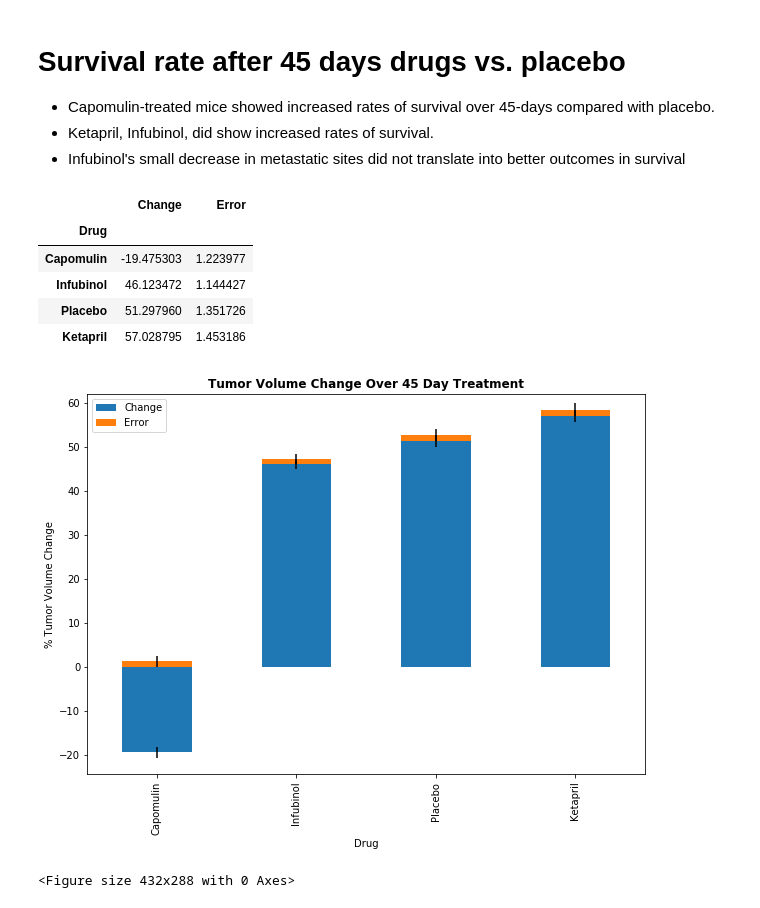
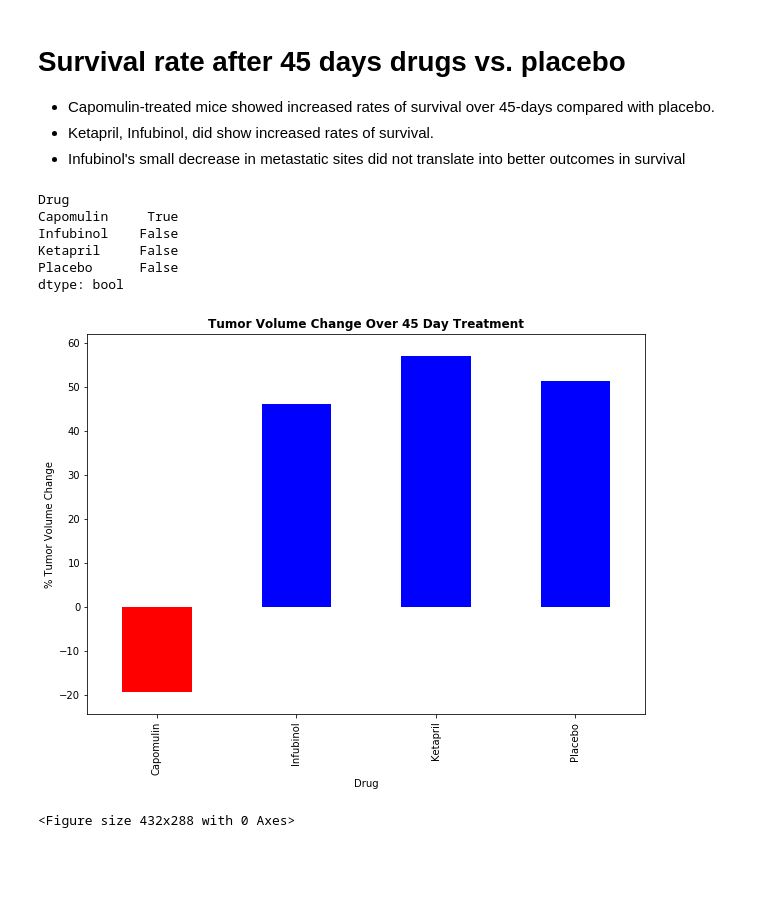
Before and after one commit to lweislo/Homework-5, a Jupyter notebook: weislo-homework5.ipynb, the cells around one changed output. Cells and saved outputs as stored; diff of their text form; code cells hidden in the pictures; blank space fills up the shorter version.

Commit message:
final plot colors

```diff
--- a/weislo-homework5.ipynb
+++ b/weislo-homework5.ipynb
@@ -288,42 +310,44 @@ plt.show()
 * Infubinol's small decrease in metastatic sites did not translate into better outcomes in survival
 # %%
 # Calculate the percent changes for each drug
+# # Note: Percent change = (End Value - Start Value) ÷ Start Value*100
+
+# # Display the data to confirm
+# tumor_delta = pd.DataFrame({'Change':pct_change.values,
+#                            'Error':df_errors.iloc[9]})
+
+# tumor_delta = tumor_delta.sort_values('Change')
+# tumor_delta.reset_index(drop=True)
+# # tumor_delta['colors'] = 'green'
+# # tumor_delta.loc[tumor_delta['Change']<0, 'colors'] = 'red'
+# # tumor_delta.loc[tumor_delta.index=='Placebo', 'colors'] = 'blue'
 
 pct_change = df_means.iloc[9].subtract(df_means.iloc[0])/df_means.iloc[0]*100
-
-# Note: Percent change = (End Value - Start Value) ÷ Start Value*100
-
-# Display the data to confirm
-tumor_delta = pd.DataFrame({'Change':pct_change.values,
-                           'Error':df_errors.iloc[9]})
-
-tumor_delta = tumor_delta.sort_values('Change')
-tumor_delta.reset_index(drop=True)
-tumor_delta
+mask = pct_change<0
+mask
 # %% [output]
-|  | Change | Error |
-| Drug |  |  |
-| Capomulin | -19.475303 | 1.223977 |
-| Infubinol | 46.123472 | 1.144427 |
-| Placebo | 51.297960 | 1.351726 |
-| Ketapril | 57.028795 | 1.453186 |
+Drug
+Capomulin     True
+Infubinol    False
+Ketapril     False
+Placebo      False
+dtype: bool
 # %%
-colors = {'-':'#00BEC5'}
-chart = tumor_delta.plot(yerr=tumor_delta['Error'], kind='bar', figsize=(10,7), stacked=True)
+colors = np.array(['b']*len(pct_change))
+colors[mask.values] = 'r'
+pct_change.plot(kind='bar', figsize=(10,7), stacked=True, color=colors)
 
-
-# Save the Figure
 # Set the y limits of the current chart
 plt.ylim(tumor_delta['Change'].min()-5, tumor_delta['Change'].max() + 5)
 plt.title("Tumor Volume Change Over 45 Day Treatment", fontsize=12, fontweight="bold")
 plt.ylabel("% Tumor Volume Change")
-#plt.text(x=tumor_delta.index, y=tumor_delta['Change'],s=str(np.round(tumor_delta['Change'])) + '%', va='center', ha='center')
+# plt.text(x=pct_change, y=2, s=pct_change, va='center', ha='center')
 
 # Show the Figure
 plt.show()
 plt.savefig('Tumor Volume change.png')
 # %% [output]
-[figure, old version]
+[figure, new version]
 <Figure size 432x288 with 0 Axes>
 # %%
 ## Summary Bar Graph - look here for ideas http://localhost:8891/notebooks/2/Activities/07-Ins_PandasMultiLine/Solved/unemploy_chart.ipynb
```
Also changed, not shown: parts of 8 cells of this notebook.
